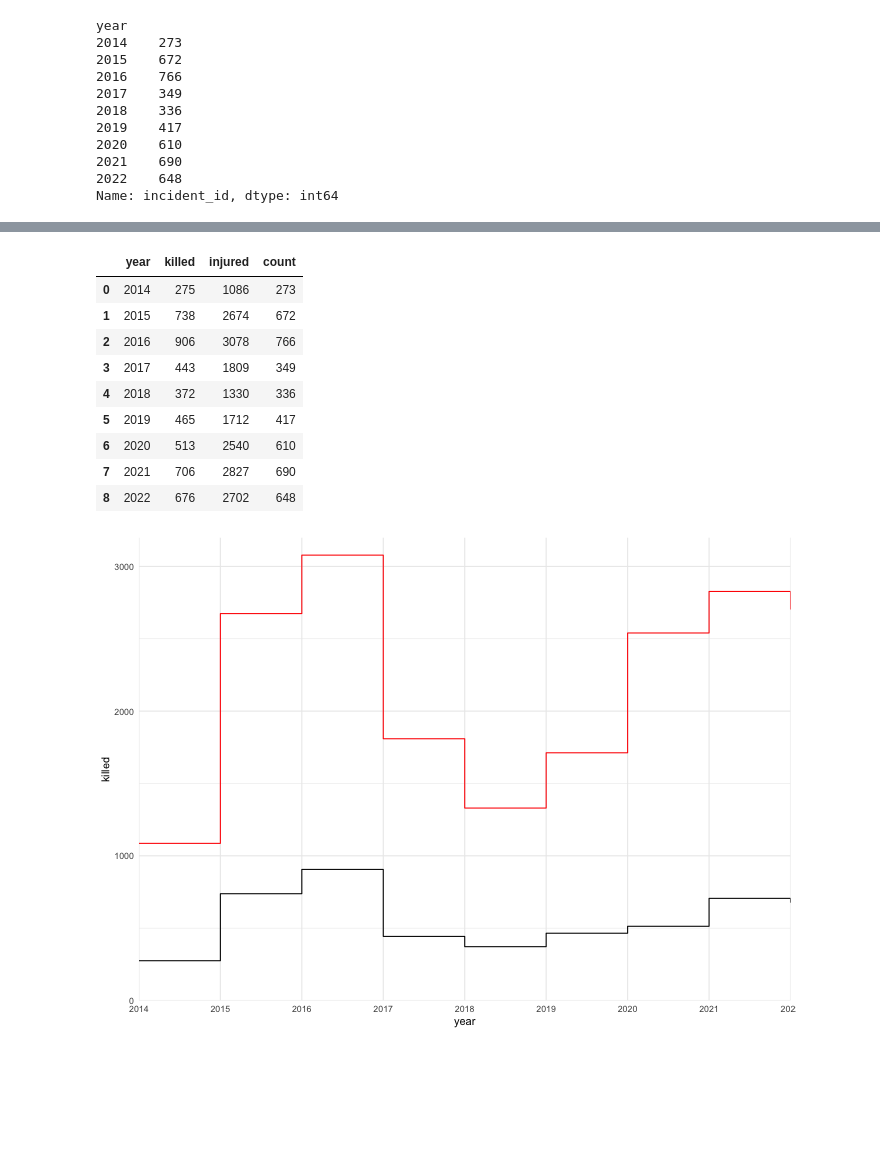
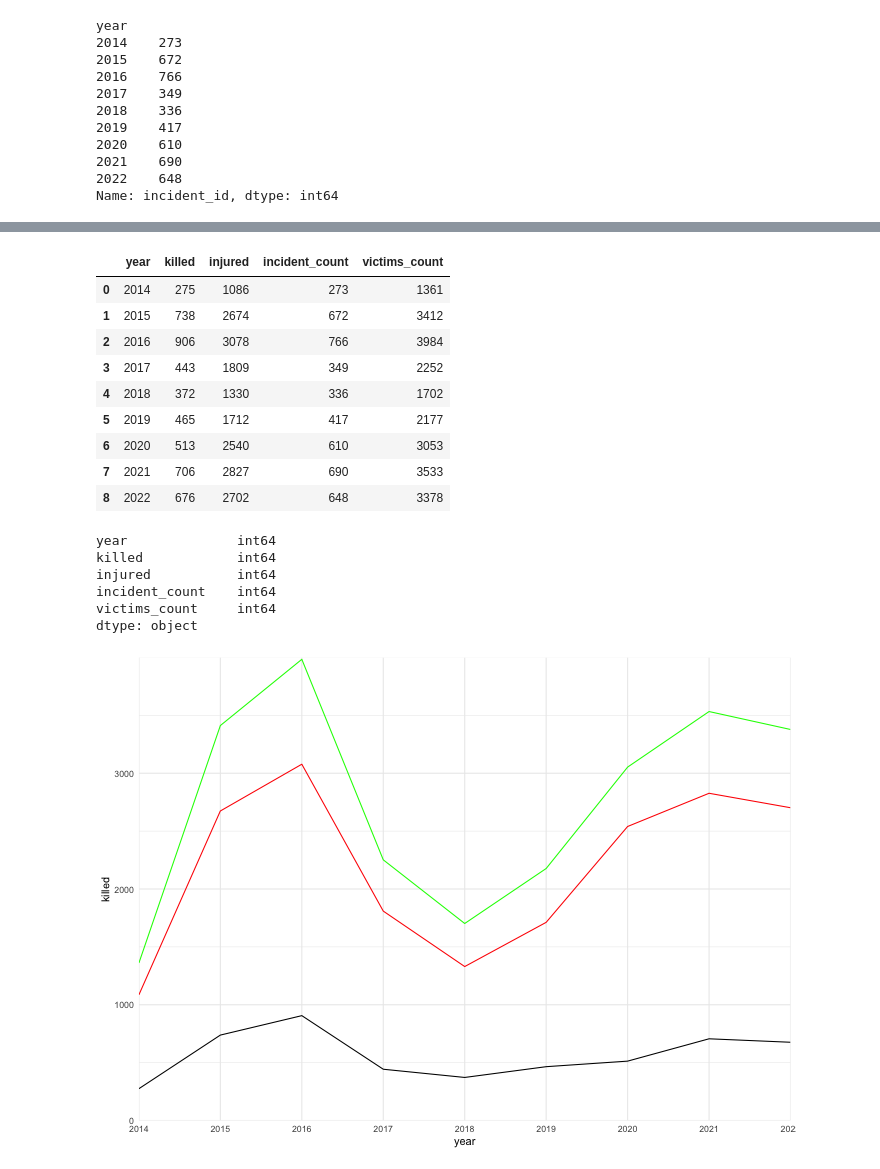
Before and after one commit to poojachaudhuri/project-2, a Jupyter notebook: plotting.ipynb, the cells around one changed output, grey strips where cells are left out. Drawn from its saved outputs; the diff is of its cells as text; code cells hidden in the pictures; blank space fills up the shorter version.

```diff
--- a/plotting.ipynb
+++ b/plotting.ipynb
@@ -257,6 +309,6 @@ Name: incident_id, dtype: int64
 # %%
 df_incidents = pd.DataFrame(incidents)
 df_incidents = df_incidents.reset_index()
-df_incidents.rename(columns={'incident_id': 'count'}, inplace=True)
+df_incidents.rename(columns={'incident_id': 'incident_count'}, inplace=True)
 df_incidents
 # %% [output]
@@ -270,3 +322,6 @@ df_incidents
 | 6 | 2020 | 610 |
 | 7 | 2021 | 690 |
 | 8 | 2022 | 648 |
+# %%
+df_vic_count = df_decade.groupby('year')['victims_count'].sum()
+df_vic_count
@@ -272,0 +340,4 @@ df_incidents
+# %%
+df_vic_count = pd.DataFrame(df_vic_count)
+df_vic_count = df_vic_count.reset_index()
+df_vic_count
@@ -275,31 +357,42 @@ df_incidents
 
 df_victims = pd.merge(df_killed, df_injured, on='year')
 df_victims = pd.merge(df_victims, df_incidents, on='year')
+df_victims = pd.merge(df_victims, df_vic_count, on='year')
 df_victims
 # %% [output]
-|  | year | killed | injured | count |
-| 0 | 2014 | 275 | 1086 | 273 |
-| 1 | 2015 | 738 | 2674 | 672 |
-| 2 | 2016 | 906 | 3078 | 766 |
-| 3 | 2017 | 443 | 1809 | 349 |
-| 4 | 2018 | 372 | 1330 | 336 |
-| 5 | 2019 | 465 | 1712 | 417 |
-| 6 | 2020 | 513 | 2540 | 610 |
-| 7 | 2021 | 706 | 2827 | 690 |
-| 8 | 2022 | 676 | 2702 | 648 |
+|  | year | killed | injured | incident_count | victims_count |
+| 0 | 2014 | 275 | 1086 | 273 | 1361 |
+| 1 | 2015 | 738 | 2674 | 672 | 3412 |
+| 2 | 2016 | 906 | 3078 | 766 | 3984 |
+| 3 | 2017 | 443 | 1809 | 349 | 2252 |
+| 4 | 2018 | 372 | 1330 | 336 | 1702 |
+| 5 | 2019 | 465 | 1712 | 417 | 2177 |
+| 6 | 2020 | 513 | 2540 | 610 | 3053 |
+| 7 | 2021 | 706 | 2827 | 690 | 3533 |
+| 8 | 2022 | 676 | 2702 | 648 | 3378 |
+# %%
+df_victims.dtypes
+# %% [output]
+year              int64
+killed            int64
+injured           int64
+incident_count    int64
+victims_count     int64
+dtype: object
 # %%
 %%R -i df_victims -h 500 -w 700
 
 ggplot(df_victims) +
     aes(x = year, y = killed) +
-    geom_step() +
-    geom_step(aes(y = injured), color = 'red') +
+    geom_line() +
+    geom_line(aes(y = injured), color = 'red') +
+    geom_line(aes(y = victims_count), color = 'green') +
     scale_x_continuous(breaks = seq(2014, 2022, by = 1)) +
-    scale_y_continuous(breaks = seq(0, 3000, by = 1000), limits = c(0, 3200)) +
+    scale_y_continuous(breaks = seq(0, 3000, by = 1000), limits = c(0, 4000)) +
     coord_cartesian(xlim = c(2014,2022), expand = FALSE) +
     theme_minimal() +
     theme(
     panel.grid.minor.x = element_blank()
   )
 # %% [output]
-[figure, old version]
+[figure, new version]
```
Also changed, not shown: parts of 24 cells of this notebook, 4 other files.
